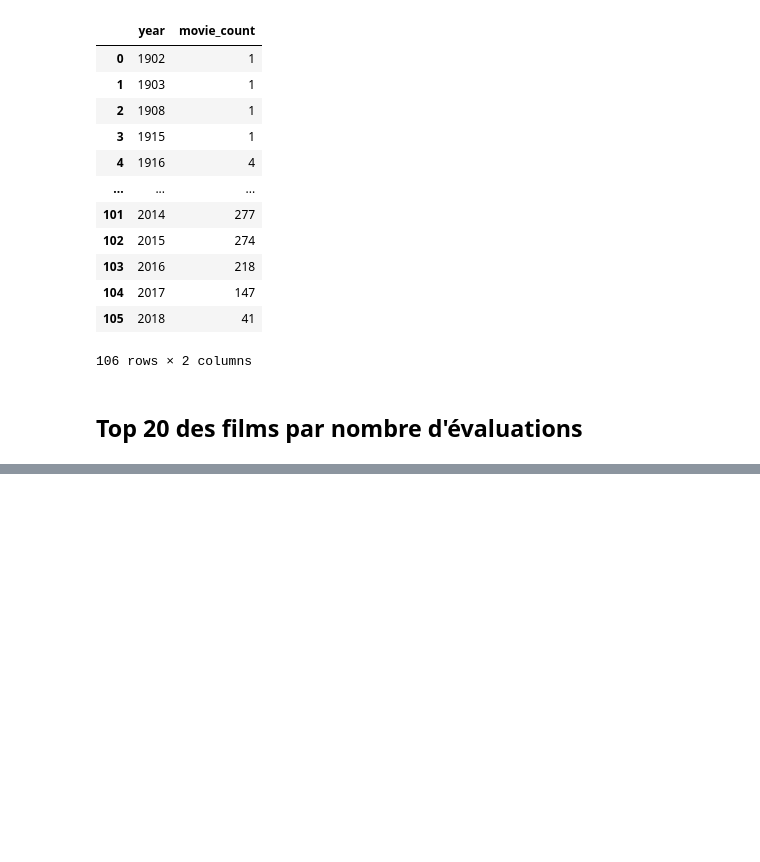
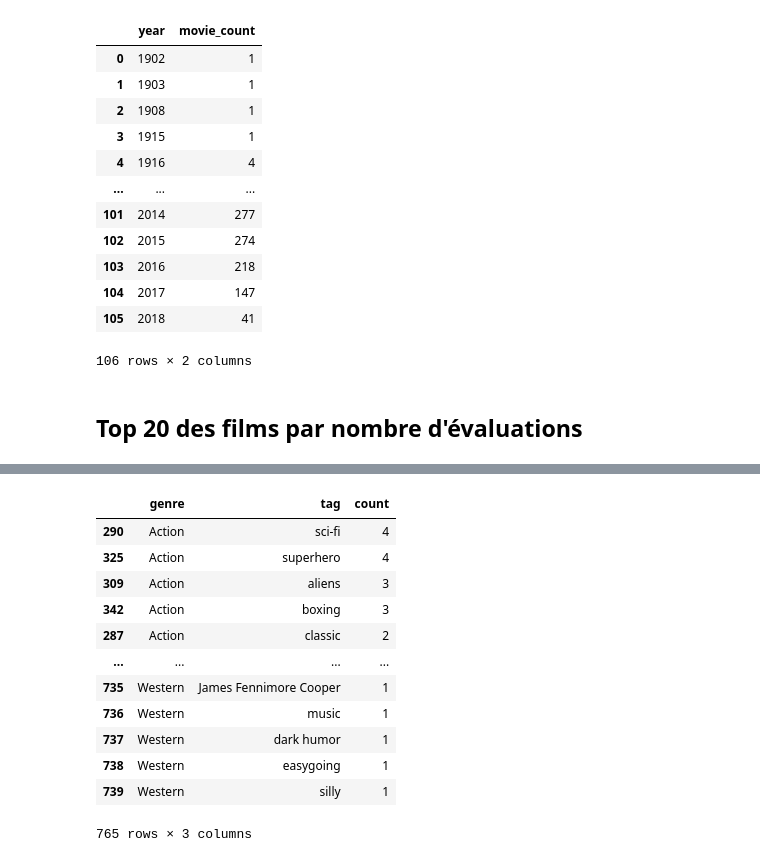
Before and after one commit to JosueAfouda/movielens-analytics, a Jupyter notebook: dataanalysis/movie_dataviz.ipynb, the cells around one changed output, grey strips where cells are left out. Drawn from its saved outputs; the diff is of its cells as text; code cells hidden in the pictures; blank space fills up the shorter version.

```diff
--- a/dataanalysis/movie_dataviz.ipynb
+++ b/dataanalysis/movie_dataviz.ipynb
@@ -641,0 +1273,16 @@ top_movies_df
+# %%
+tags_by_genre_df
+# %% [output]
+|  | genre | tag | count |
+| 290 | Action | sci-fi | 4 |
+| 325 | Action | superhero | 4 |
+| 309 | Action | aliens | 3 |
+| 342 | Action | boxing | 3 |
+| 287 | Action | classic | 2 |
+| ... | ... | ... | ... |
+| 735 | Western | James Fennimore Cooper | 1 |
+| 736 | Western | music | 1 |
+| 737 | Western | dark humor | 1 |
+| 738 | Western | easygoing | 1 |
+| 739 | Western | silly | 1 |
+765 rows × 3 columns
```
Also changed, not shown: parts of 19 cells of this notebook, 14 other files.
